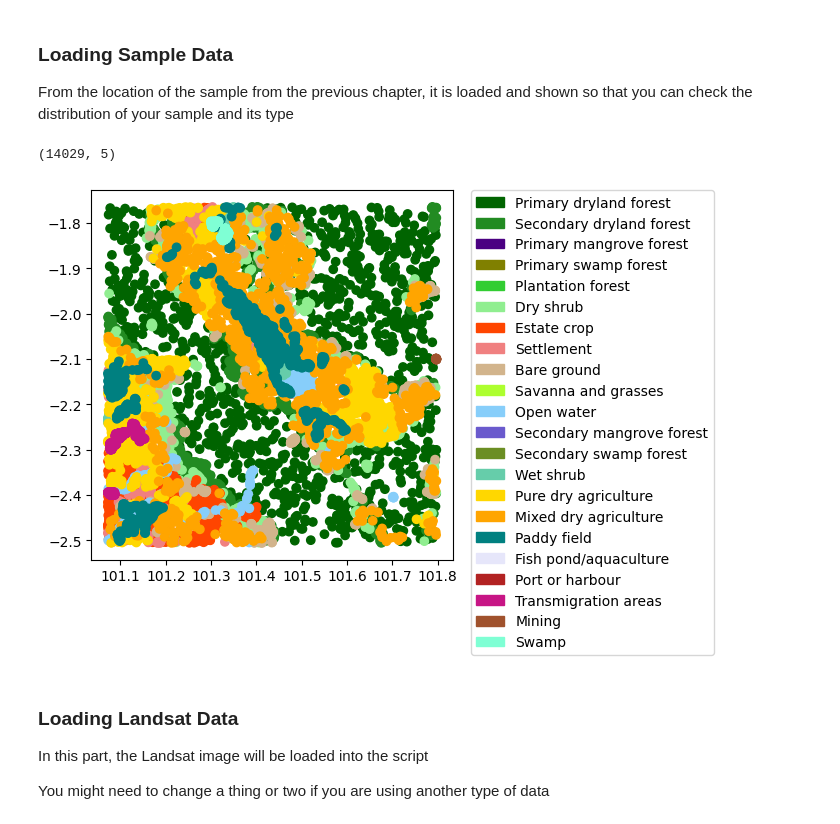
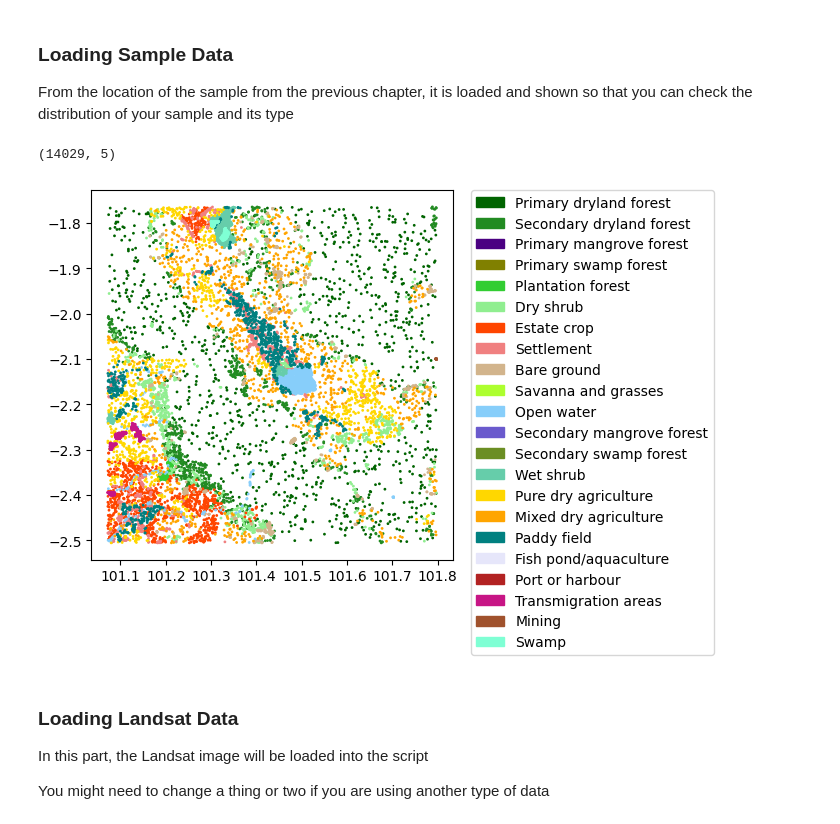
Before and after one commit to Justclemax/land-cover-classification-Random-forest-python, a Jupyter notebook: classification.ipynb, the cells around one changed output. Drawn from its saved outputs; the diff is of its cells as text; code cells hidden in the pictures.

```diff
--- a/classification.ipynb
+++ b/classification.ipynb
@@ -109,22 +109,22 @@ From the location of the sample from the previous chapter, it is loaded and show
 # %%
 # Load sample
 sample = gpd.read_file(sample_dir)
 sample["value"] = sample["lc"].map(dict_values)
 sample["label"] = sample["value"].map(dict_label)
 
 # Plot sample
-sample.plot(column="value", cmap=cmap)
+sample.plot(column="value", cmap=cmap, markersize=1)
 plt.legend(**legend)
 
 # Sample with extract
 sample_extract = sample.copy()
 coords = [
     (x, y) for x, y in zip(sample_extract["geometry"].x, sample_extract["geometry"].y)
 ]
 print(sample_extract.shape)
 # %% [output]
 (14029, 5)
-[figure, old version]
+[figure, new version]
 # %% [markdown]
 ### Loading Landsat Data ###
 In this part, the Landsat image will be loaded into the script
```
Also changed, not shown: parts of 2 cells of this notebook, 8 other files.
